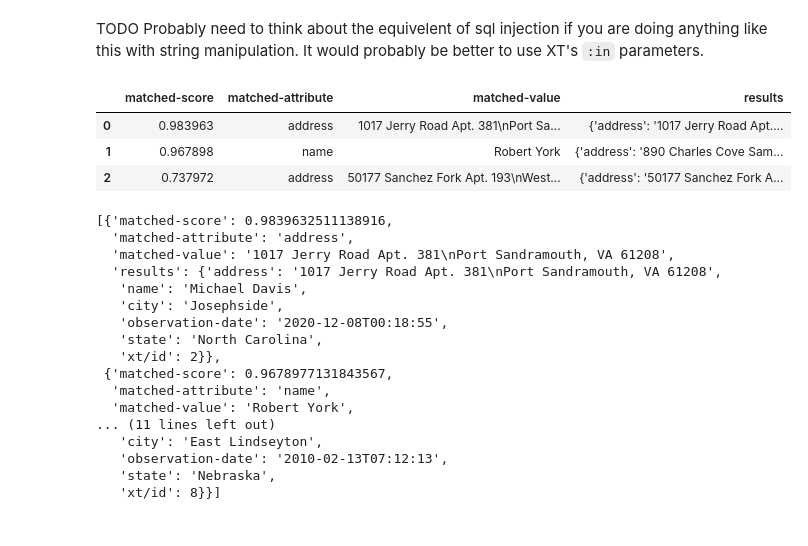
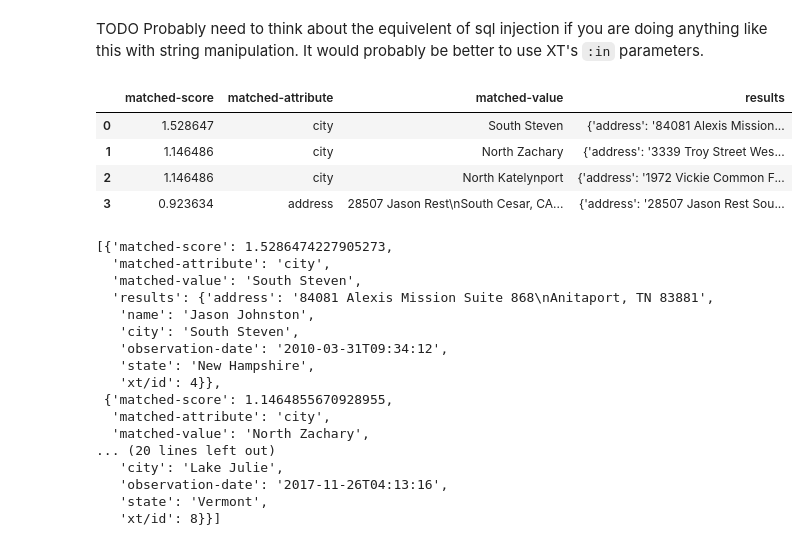
Before and after one commit to joefromct/py-xtdb, a Jupyter notebook: nb/demo.ipynb, the cells around one changed output. Cells and saved outputs as stored; diff of their text form; code cells hidden in the pictures.

```diff
--- a/nb/demo.ipynb
+++ b/nb/demo.ipynb
@@ -206,45 +210,46 @@ xt.attribute_stats()
 # %% [markdown]
 TODO Probably need to think about the equivelent of sql injection if you are doing anything like this with string manipulation.  It would probably be better to use XT's `:in` parameters.
 # %%
-search_term = "ford~"
+search_term = "mouth~"
 
 edn_query = """
 {:query
 {:find [ ?score
          ?attribute
          ?value
          (pull ?id [*])]
   :keys [matched-score matched-attribute matched-value results]
   :where [[(wildcard-text-search "%s") [[?id ?value ?attribute ?score]]]
           [?id :xt/id]
           ]
    :order-by [[?score :desc]]
   :limit 30}  }""" % search_term
 
 results = xt.query_edn(host="http://localhost:3001",
              data=edn_query)
 
 display(pd.DataFrame(results))
 display(results)
 # %% [output]
 |  | matched-score | matched-attribute | matched-value | results |
-| 0 | 0.983963 | address | 1017 Jerry Road Apt. 381\nPort Sa... | {'address': '1017 Jerry Road Apt.... |
-| 1 | 0.967898 | name | Robert York | {'address': '890 Charles Cove Sam... |
-| 2 | 0.737972 | address | 50177 Sanchez Fork Apt. 193\nWest... | {'address': '50177 Sanchez Fork A... |
+| 0 | 1.528647 | city | South Steven | {'address': '84081 Alexis Mission... |
+| 1 | 1.146486 | city | North Zachary | {'address': '3339 Troy Street Wes... |
+| 2 | 1.146486 | city | North Katelynport | {'address': '1972 Vickie Common F... |
+| 3 | 0.923634 | address | 28507 Jason Rest\nSouth Cesar, CA... | {'address': '28507 Jason Rest Sou... |
-[{'matched-score': 0.9839632511138916,
-  'matched-attribute': 'address',
-  'matched-value': '1017 Jerry Road Apt. 381\nPort Sandramouth, VA 61208',
-  'results': {'address': '1017 Jerry Road Apt. 381\nPort Sandramouth, VA 61208',
-   'name': 'Michael Davis',
-   'city': 'Josephside',
-   'observation-date': '2020-12-08T00:18:55',
-   'state': 'North Carolina',
-   'xt/id': 2}},
- {'matched-score': 0.9678977131843567,
-  'matched-attribute': 'name',
-  'matched-value': 'Robert York',
-... (11 lines left out)
-   'city': 'East Lindseyton',
-   'observation-date': '2010-02-13T07:12:13',
-   'state': 'Nebraska',
+[{'matched-score': 1.5286474227905273,
+  'matched-attribute': 'city',
+  'matched-value': 'South Steven',
+  'results': {'address': '84081 Alexis Mission Suite 868\nAnitaport, TN 83881',
+   'name': 'Jason Johnston',
+   'city': 'South Steven',
+   'observation-date': '2010-03-31T09:34:12',
+   'state': 'New Hampshire',
+   'xt/id': 4}},
+ {'matched-score': 1.1464855670928955,
+  'matched-attribute': 'city',
+  'matched-value': 'North Zachary',
+... (20 lines left out)
+   'city': 'Lake Julie',
+   'observation-date': '2017-11-26T04:13:16',
+   'state': 'Vermont',
    'xt/id': 8}}]
```
Also changed, not shown: parts of 10 cells of this notebook, 2 other files.
